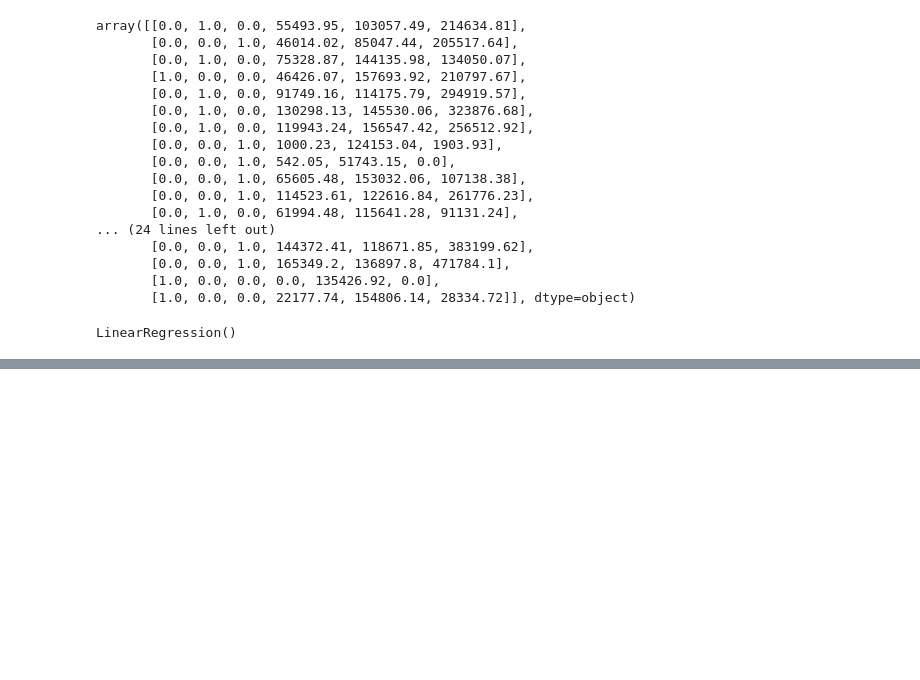
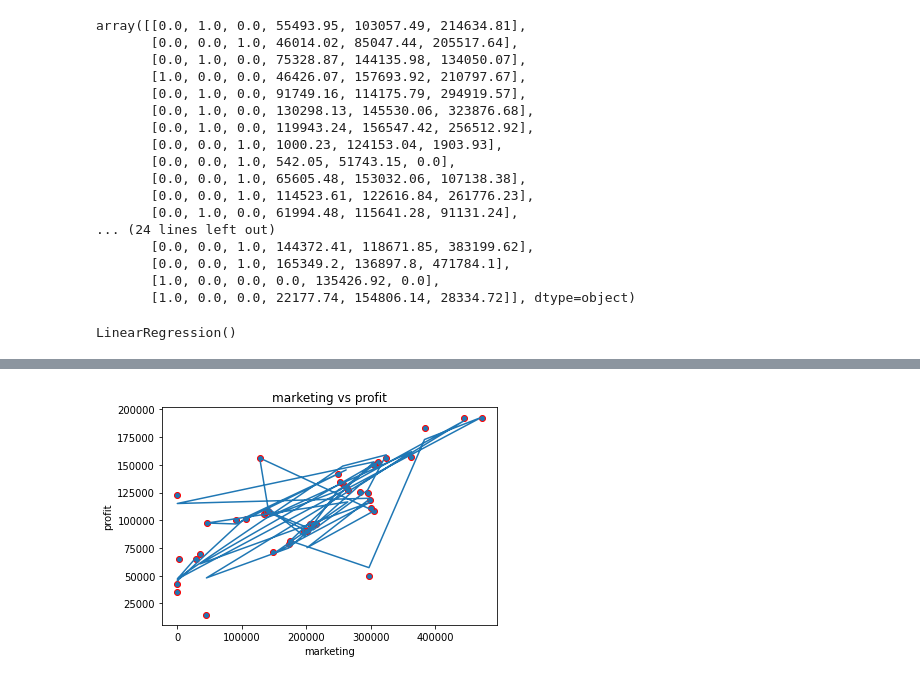
Before and after one commit to dheerajgajula02/ml_code, a Jupyter notebook: multiple_linear_regression/multiple_linear_regression.ipynb, the cells around one changed output, grey strips where cells are left out. Drawn from its saved outputs; the diff is of its cells as text; code cells hidden in the pictures; blank space fills up the shorter version.

```diff
--- a/multiple_linear_regression/multiple_linear_regression.ipynb
+++ b/multiple_linear_regression/multiple_linear_regression.ipynb
@@ -78,0 +117,9 @@ print(np.concatenate((y_test.reshape(len(y_test),1), y_predict.reshape(len(y_pre
+# %%
+plt.scatter(x_train[:, 5], y_train, edgecolors='red')
+plt.plot(x_train[:, 5], y_predict)
+plt.xlabel("marketing")
+plt.ylabel("profit")
+plt.title("marketing vs profit")
+plt.show()
+# %% [output]
+[figure, added]
```
Also changed, not shown: parts of 5 cells of this notebook.
